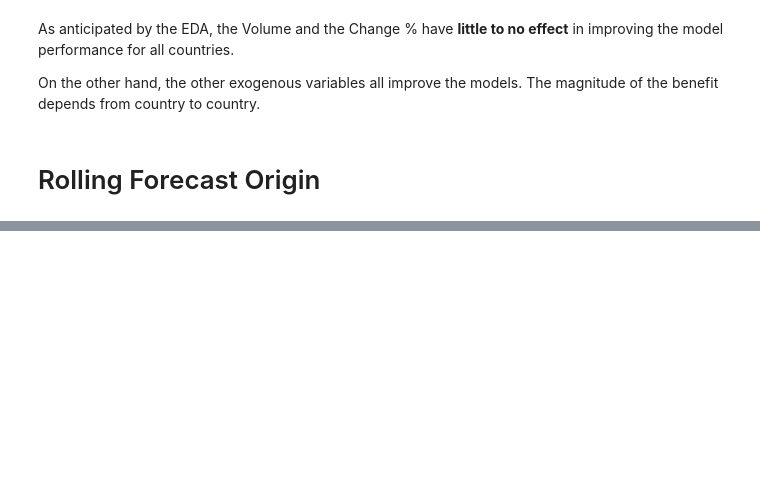
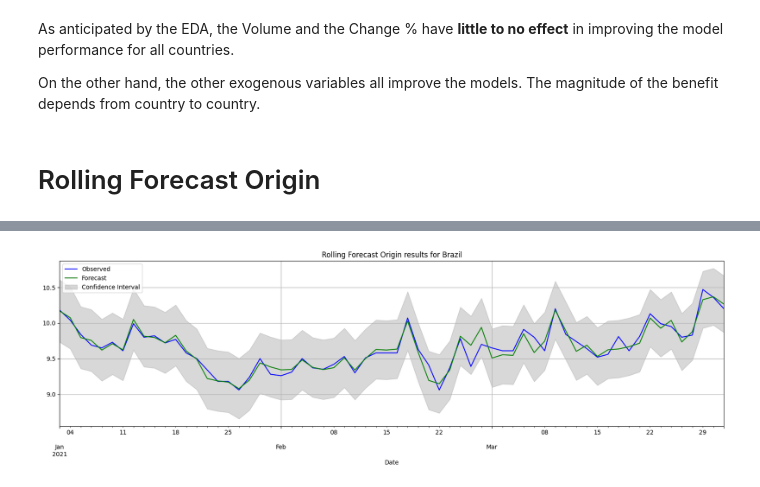
Before and after one commit to Ilvecho/Value-Investor, a Jupyter notebook: Project_5.ipynb, the cells around one changed output, grey strips where cells are left out. Drawn from its saved outputs; the diff is of its cells as text; code cells hidden in the pictures; blank space fills up the shorter version.

Commit message:
Rolling Forecast Origin with optimal Exo variables + results graphs and analysis

```diff
--- a/Project_5.ipynb
+++ b/Project_5.ipynb
@@ -555,3 +532,6 @@ On the other hand, the other exogenous variables all improve the models.
 The magnitude of the benefit depends from country to country.
 # %% [markdown]
 # Rolling Forecast Origin
+# %%
+with open('/content/gdrive/MyDrive/P5_files/trained_ARIMA.pkl', 'rb') as handle:
+  auto_models = pickle.load(handle)
@@ -558 +560,7 @@ The magnitude of the benefit depends from country to country.
+# %%
+for col in performance.columns:
+  performance[col] = performance[col].astype(float)
+
+best_exo = performance.loc[performance.index.get_level_values('Error') =='mape'].apply(lambda x: x.idxmin(), axis=1)
+best_exo = best_exo.reset_index(level='Error', drop=True)
 # %% [markdown]
@@ -608,0 +568,76 @@ The problem here is the **model**: we are not using the most appropriate one
+# %%
+import warnings
+
+# Filter out specific warning messages
+warnings.filterwarnings("ignore")
+
+plot = True
+rfo_results = {}
+
+for key in data.keys():
+
+  # Initialize an empty DataFrame to store forecast results
+  results = pd.DataFrame(columns=['Date', 'Actual', 'Forecast', 'Conf Int low', 'Conf Int high'])
+
+  # Perform rolling forecasts
+  for predicted_date in pd.date_range(start='2021-01-01', end='2021-03-31', freq='B'):
+
+    # split the data according to the new prediciton date
+    curr_train_set = data[key]['Price'][:predicted_date - timedelta(days=1)]
+    curr_test_set = data[key]['Price'][predicted_date : predicted_date]
+
+    # do the same thing for the exo variable
+    if best_exo[key] == 'All':
+
+      curr_train_exo = data[key][:predicted_date - timedelta(days=1)]
+      curr_train_exo = curr_train_exo.drop('Price', axis=1)
+
+      curr_test_exo = data[key][predicted_date : predicted_date]
+      curr_test_exo = curr_test_exo.drop('Price', axis=1)
+
+    else:
+
+      curr_train_exo = data[key][best_exo[key]][:predicted_date - timedelta(days=1)]
+      curr_test_exo = data[key][best_exo[key]][predicted_date : predicted_date]
+
+    # get the optimal order computed by auto ARIMA
+    order = auto_models[key].order
+
+    # create the model and fit it
+    model = sm.tsa.SARIMAX(curr_train_set, order=order, exog=curr_train_exo)
+    sarimax = model.fit()
+
+    # make predictions
+    forecast_results = sarimax.get_forecast(steps=1, exog=curr_test_exo)
+    forecast = forecast_results.predicted_mean
+    conf_int = forecast_results.conf_int()
+
+    # Concat the results to the dataframe
+    curr_results = pd.DataFrame({
+        'Date': predicted_date,
+        'Actual': curr_test_set,
+        'Forecast': forecast,
+        'Conf Int low': conf_int['lower Price'],
+        'Conf Int high': conf_int['upper Price']
+    })
+
+    results = pd.concat((results, curr_results), ignore_index=True)
+
+  # Once we have done the forecast of the full period, we save the results
+  results.set_index('Date', inplace=True)
+  rfo_results[key] = results
+
+  # and we plot them if required
+  if plot:
+    results['Actual'].plot(label='Observed', color='blue', figsize=(20,5), grid='on')
+    results['Forecast'].plot(label='Forecast', color='green', figsize=(20,5), grid='on')
+    plt.fill_between(results.index, results['Conf Int low'], results['Conf Int high'], color='gray', alpha=0.3, label='Confidence Interval')
+    plt.grid(True)
+    plt.legend()
+    plt.title(f'Rolling Forecast Origin results for {key}')
+    plt.show()
+
+
+warnings.resetwarnings()
+# %% [output]
+[figure, added]
```
Also changed, not shown: parts of 13 cells of this notebook.
